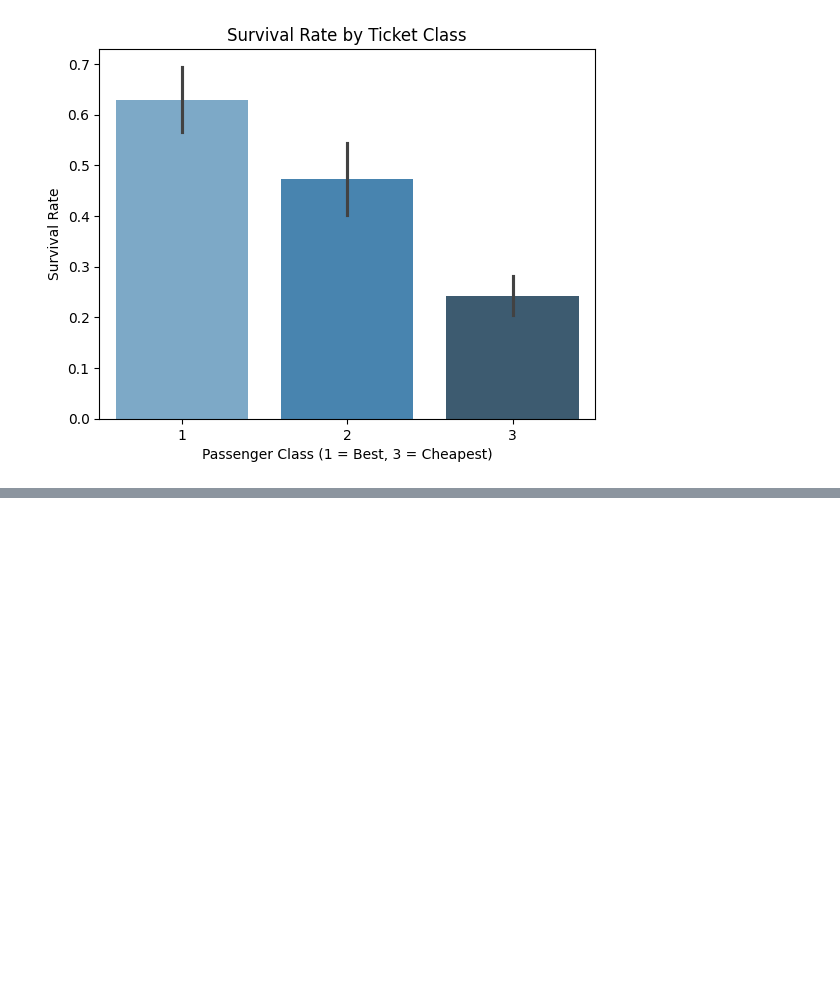
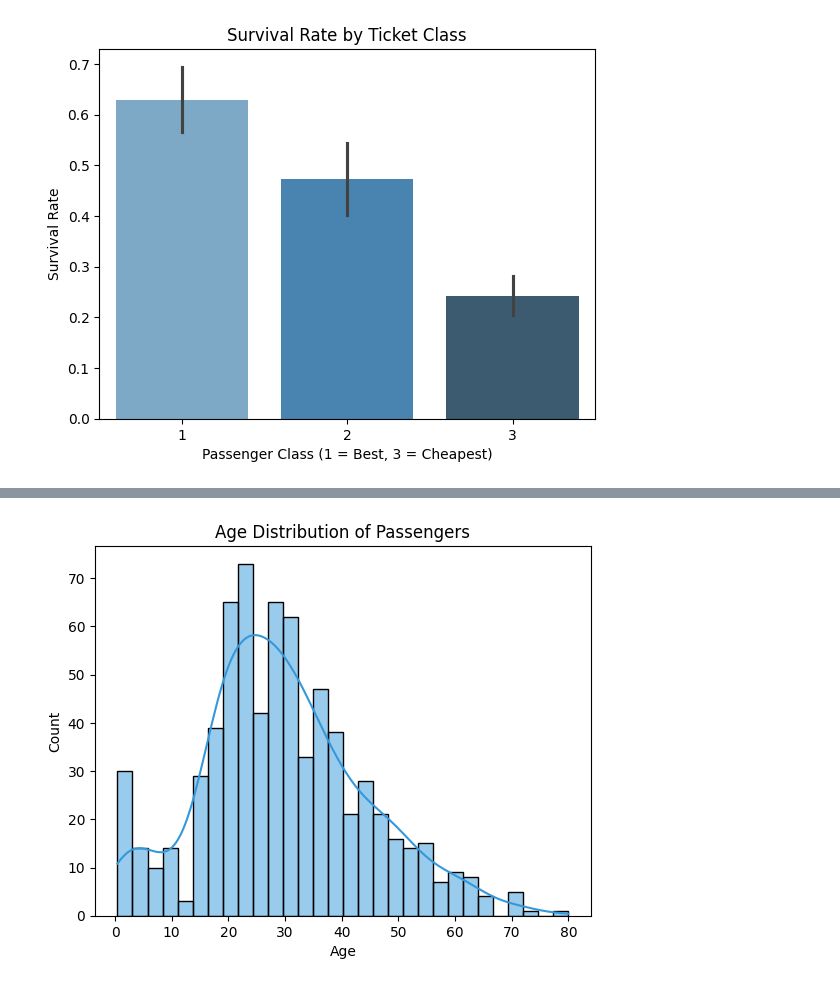
Before and after one commit to shivamkumar359/3rd-SEM-CLASS-CODES, a Jupyter notebook: ML/W1/ ml_practical_session_by_mithun_dj.ipynb, the cells around one changed output, grey strips where cells are left out. Drawn from its saved outputs; the diff is of its cells as text; code cells hidden in the pictures; blank space fills up the shorter version.

Commit message:
age distributi;on

```diff
--- a/ML/W1/ ml_practical_session_by_mithun_dj.ipynb
+++ b/ML/W1/ ml_practical_session_by_mithun_dj.ipynb
@@ -102,0 +115,10 @@ Passing `palette` without assigning `hue` is deprecated and will be removed in v
+# %%
+# EDA 4: Age distribution (all passengers)
+plt.figure()
+sns.histplot(df["Age"].dropna(), bins=30, kde=True, color="#3498db")
+plt.title("Age Distribution of Passengers")
+plt.xlabel("Age")
+plt.ylabel("Count")
+plt.show()
+# %% [output]
+[figure, added]
```
Also changed, not shown: parts of 1 cell of this notebook.
